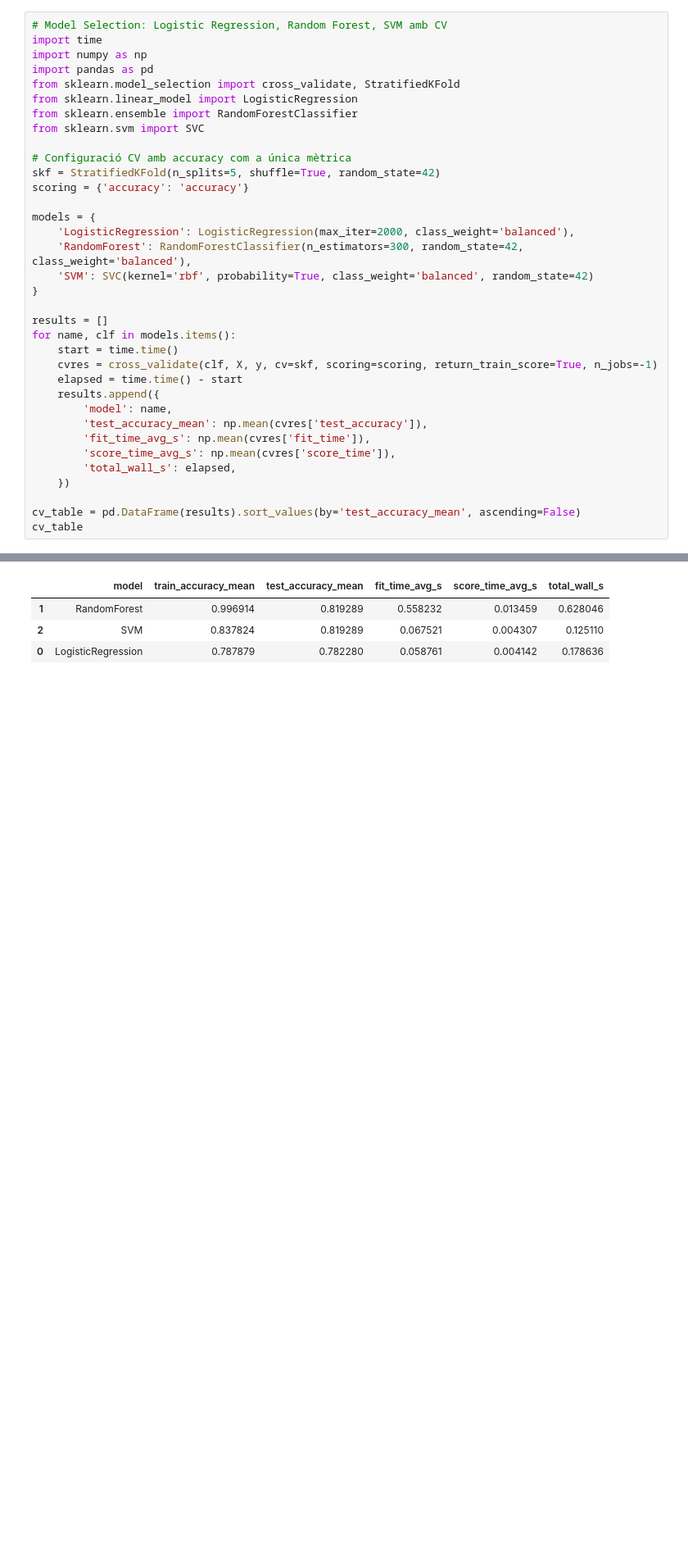
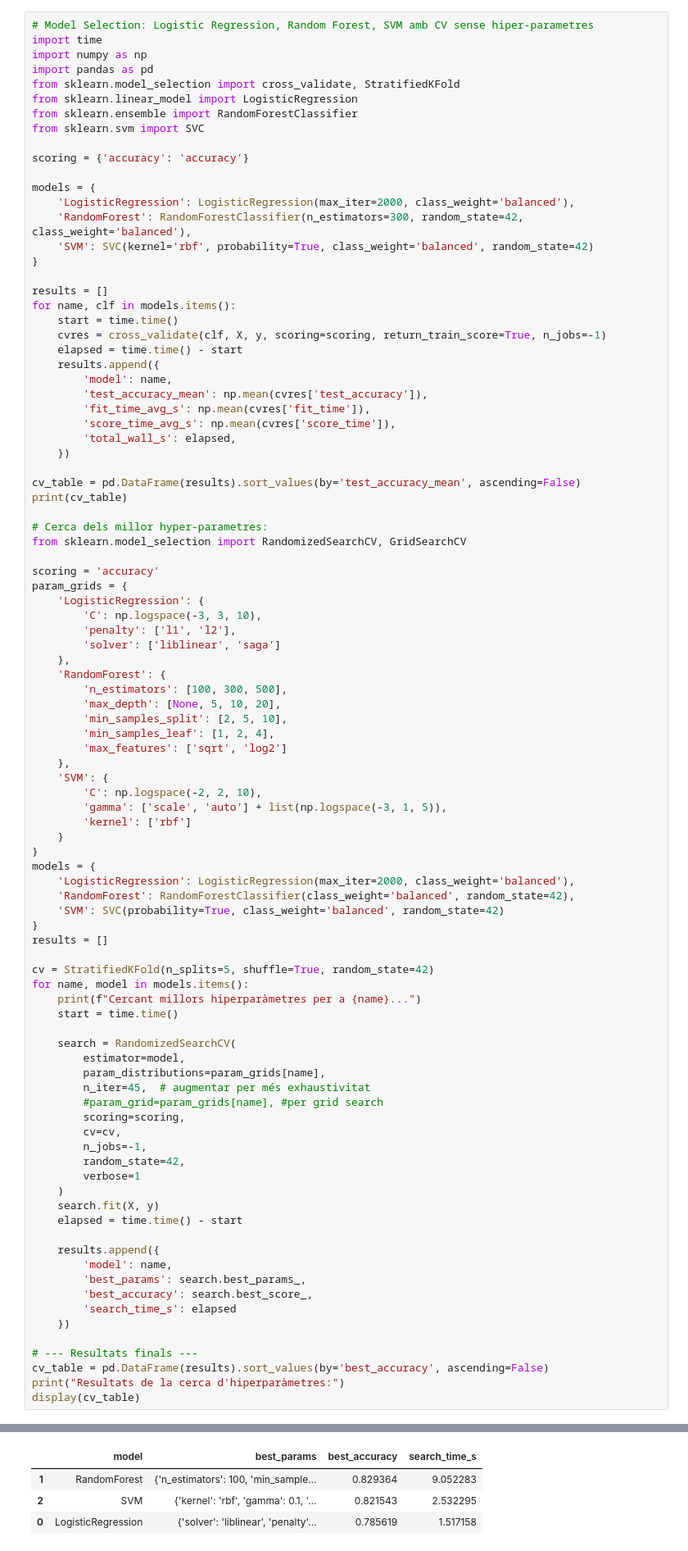
Before and after one commit to rogergc1/apc1, a Jupyter notebook: Practica.ipynb, the cells around one changed output, grey strips where cells are left out. Shown: that part at 82% size. Saved outputs shown, nothing was run; the diff lists cells and outputs as text; blank space fills up the shorter version.

```diff
--- a/Practica.ipynb
+++ b/Practica.ipynb
@@ -333,7 +331,7 @@ La tasca d'aquesta pràctica s'enmarca dins l'aprenentatge computacional **super
 
 * Opcional: Feu la prova, i amb el model i el metode de validació creuada escollit, configureu els diferents mètodes de cerca per a que s'executin durant el mateix temps (i.e. depenent del problema, 0,5h-1 hora). Analitzeu quin ha arribat a una millor solució. (Ajuda: estimeu el temps que trigarà a fer 1 training el vostre model, i així trobeu el número de intents que podeu fer en cada cas.)
 # %%
-# Model Selection: Logistic Regression, Random Forest, SVM amb CV
+# Model Selection: Logistic Regression, Random Forest, SVM amb CV sense hiper-parametres
 import time
 import numpy as np
 import pandas as pd
@@ -342,8 +340,6 @@ from sklearn.linear_model import LogisticRegression
 from sklearn.ensemble import RandomForestClassifier
 from sklearn.svm import SVC
 
-# Configuració CV amb accuracy com a única mètrica
-skf = StratifiedKFold(n_splits=5, shuffle=True, random_state=42)
 scoring = {'accuracy': 'accuracy'}
 
 models = {
@@ -355,7 +351,7 @@ models = {
 results = []
 for name, clf in models.items():
     start = time.time()
-    cvres = cross_validate(clf, X, y, cv=skf, scoring=scoring, return_train_score=True, n_jobs=-1)
+    cvres = cross_validate(clf, X, y, scoring=scoring, return_train_score=True, n_jobs=-1)
     elapsed = time.time() - start
     results.append({
         'model': name,
@@ -366,5 +362,66 @@ for name, clf in models.items():
     })
 
 cv_table = pd.DataFrame(results).sort_values(by='test_accuracy_mean', ascending=False)
-cv_table
+print(cv_table)
+
+# Cerca dels millor hyper-parametres:
+from sklearn.model_selection import RandomizedSearchCV, GridSearchCV
+
+scoring = 'accuracy'
+param_grids = {
+    'LogisticRegression': {
+        'C': np.logspace(-3, 3, 10),
+        'penalty': ['l1', 'l2'],
+        'solver': ['liblinear', 'saga']
+    },
+    'RandomForest': {
+        'n_estimators': [100, 300, 500],
+        'max_depth': [None, 5, 10, 20],
+        'min_samples_split': [2, 5, 10],
+        'min_samples_leaf': [1, 2, 4],
+        'max_features': ['sqrt', 'log2']
+    },
+    'SVM': {
+        'C': np.logspace(-2, 2, 10),
+        'gamma': ['scale', 'auto'] + list(np.logspace(-3, 1, 5)),
+        'kernel': ['rbf']
+    }
+}
+models = {
+    'LogisticRegression': LogisticRegression(max_iter=2000, class_weight='balanced'),
+    'RandomForest': RandomForestClassifier(class_weight='balanced', random_state=42),
+    'SVM': SVC(probability=True, class_weight='balanced', random_state=42)
+}
+results = []
+
+cv = StratifiedKFold(n_splits=5, shuffle=True, random_state=42)
+for name, model in models.items():
+    print(f"Cercant millors hiperparàmetres per a {name}...")
+    start = time.time()
+
+    search = RandomizedSearchCV(
+        estimator=model,
+        param_distributions=param_grids[name],
+        n_iter=45,  # augmentar per més exhaustivitat
+        #param_grid=param_grids[name], #per grid search
+        scoring=scoring,
+        cv=cv,
+        n_jobs=-1,
+        random_state=42,
+        verbose=1
+    )
+    search.fit(X, y)
+    elapsed = time.time() - start
+
+    results.append({
+        'model': name,
+        'best_params': search.best_params_,
+        'best_accuracy': search.best_score_,
+        'search_time_s': elapsed
+    })
+
+# --- Resultats finals ---
+cv_table = pd.DataFrame(results).sort_values(by='best_accuracy', ascending=False)
+print("Resultats de la cerca d'hiperparàmetres:")
+display(cv_table)
 # %% [output]
@@ -371,7 +444,7 @@ cv_table
-|  | model | train_accuracy_mean | test_accuracy_mean | fit_time_avg_s | score_time_avg_s | total_wall_s |
-| 1 | RandomForest | 0.996914 | 0.819289 | 0.558232 | 0.013459 | 0.628046 |
-| 2 | SVM | 0.837824 | 0.819289 | 0.067521 | 0.004307 | 0.125110 |
-| 0 | LogisticRegression | 0.787879 | 0.782280 | 0.058761 | 0.004142 | 0.178636 |
+|  | model | best_params | best_accuracy | search_time_s |
+| 1 | RandomForest | {'n_estimators': 100, 'min_sample... | 0.829364 | 9.052283 |
+| 2 | SVM | {'kernel': 'rbf', 'gamma': 0.1, '... | 0.821543 | 2.532295 |
+| 0 | LogisticRegression | {'solver': 'liblinear', 'penalty'... | 0.785619 | 1.517158 |
 # %% [markdown]
 ### 5.Anàlisi Final (1.5 punt)
 
```
Also changed, not shown: parts of 3 cells of this notebook, 11 other files.
